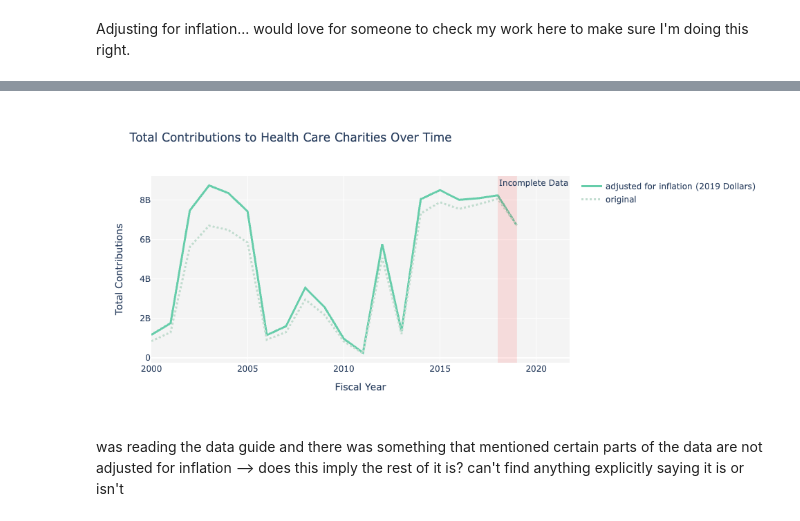
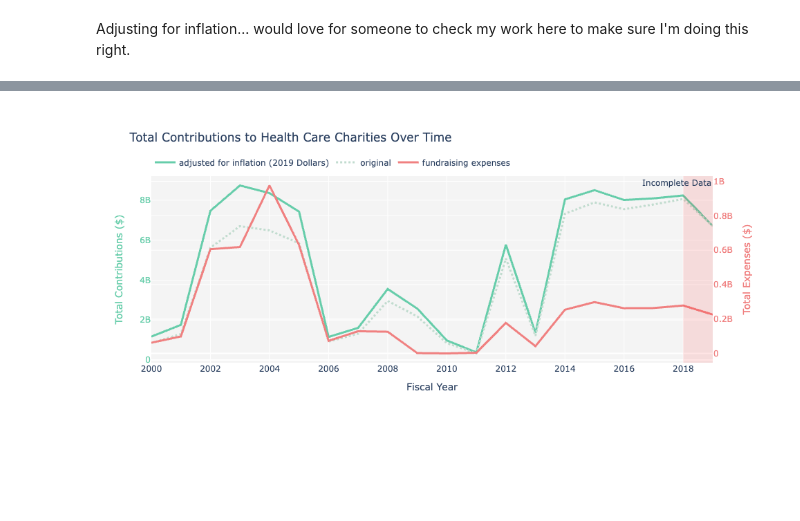
Before and after one commit to DSPG-Young-Scholars-Program/biokind_dspg23, a Jupyter notebook: nccs/code/contribution_trends.ipynb, the cells around one changed output, grey strips where cells are left out. Saved outputs shown, nothing was run; the diff lists cells and outputs as text; code cells hidden in the pictures; blank space fills up the shorter version.

Commit message:
graph

```diff
--- a/nccs/code/contribution_trends.ipynb
+++ b/nccs/code/contribution_trends.ipynb
@@ -77,6 +76,7 @@ for i in range(len(years) - 2, -1, -1):
     pct_rate += cpi.loc[i, 'May'] / 100
     temp = df[df['FISYR'] == years[i]].copy()
     temp[CONT_COL] = temp[CONT_COL].apply(lambda x: x * (pct_rate + 1))
+    temp['SOLICIT'] = temp['SOLICIT'].apply(lambda x: x * (pct_rate + 1))
     infl_adj = pd.concat([infl_adj, temp])
 # %%
 total_conts = df[['FISYR', CONT_COL]].groupby('FISYR').sum().reset_index()
@@ -84,26 +142,46 @@ total_conts_adj = infl_adj[['FISYR', CONT_COL]].groupby('FISYR').sum().reset_ind
+# %%
+fund_exp = df[['FISYR', 'SOLICIT']].groupby('FISYR').sum().reset_index()
 # %%
 fig = go.Figure()
 
 line1 = go.Scatter(x=total_conts_adj['FISYR'], y=total_conts_adj[CONT_COL], name='adjusted for inflation ('
-                   + str(int(max(total_conts['FISYR'].tolist()))) + ' Dollars)',
+                   + str(int(max(total_conts['FISYR'].tolist()))) + ' Dollars)', yaxis='y1',
                    line = dict(color = ('mediumaquamarine'), width = 3))
-line2 = go.Scatter(x=total_conts['FISYR'], y=total_conts[CONT_COL], name='original',
+line2 = go.Scatter(x=total_conts['FISYR'], y=total_conts[CONT_COL], name='original', yaxis='y1',
                    line = dict(color = ('rgba(193, 220, 207, 1)'), width = 3, dash='dot'))
+line3 = go.Scatter(x=fund_exp['FISYR'], y=fund_exp['SOLICIT'], name='fundraising expenses', yaxis='y2',
+                   line = dict(color = ('lightcoral'), width = 3))
 
 fig.add_trace(line1)
 fig.add_trace(line2)
+fig.add_trace(line3)
 fig.add_vrect(x0=max(total_conts['FISYR'].tolist()) - 1, x1=max(total_conts['FISYR'].tolist()),
-              annotation_text="Incomplete Data", annotation_position="top left",
-              fillcolor="red", opacity=0.1, line_width=0)
+              annotation= dict(text="Incomplete Data"),
+              fillcolor="red", opacity=0.1, line_width=0, name="incomplete data")
 
 fig.update_layout(
     title='Total Contributions to Health Care Charities Over Time',
     xaxis_title='Fiscal Year',
     yaxis_title='Total Contributions',
-    plot_bgcolor='rgba(200, 200, 200, 0.2)'
-)
+    plot_bgcolor='rgba(200, 200, 200, 0.2)',
+    legend=dict(
+        orientation="h",
+        entrywidth=70,
+        yanchor="bottom",
+        y=1.02,
+        xanchor="left",
+        x=0),
+    yaxis=dict(
+        title="Total Contributions ($)",
+        titlefont=dict(color="mediumaquamarine"),
+        tickfont=dict(color="mediumaquamarine")),
+    yaxis2=dict(
+        title="Total Expenses ($)",
+        overlaying="y",
+        side="right",
+        titlefont=dict(color="lightcoral"),
+        tickfont=dict(color="lightcoral"))
+    )
 fig.show()
 # %% [output]
-[figure, old version]
+[figure, new version]
-# %% [markdown]
-was reading the data guide and there was something that mentioned certain parts of the data are not adjusted for inflation --> does this imply the rest of it is? can't find anything explicitly saying it is or isn't
```
Also changed, not shown: parts of 4 cells of this notebook, 1 other file.
